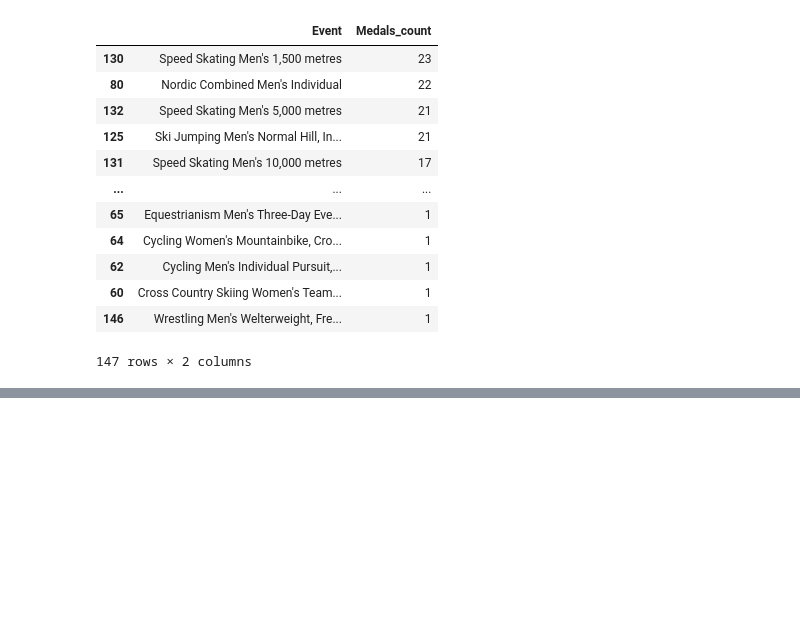
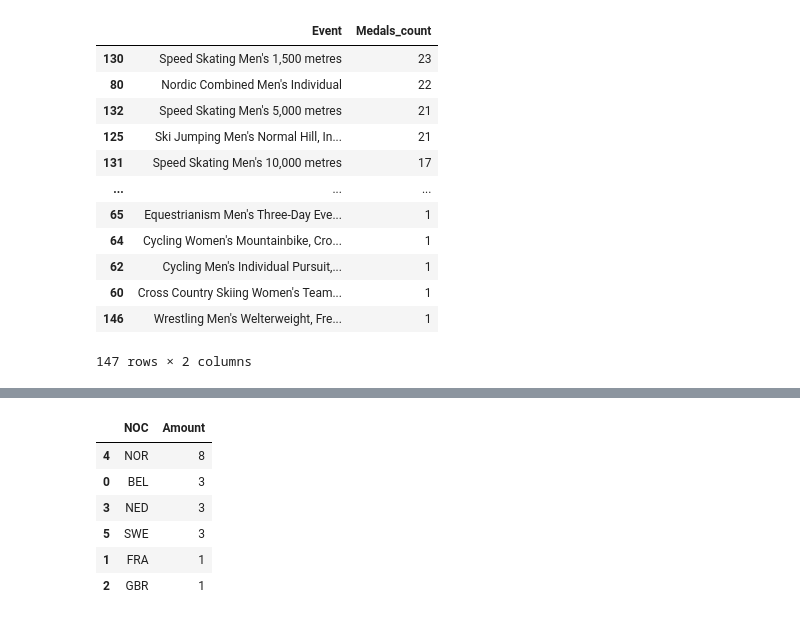
Before and after one commit to Razjoh/Projekt-os-norge, a Jupyter notebook: Rasmus_analys.ipynb, the cells around one changed output, grey strips where cells are left out. Cells and saved outputs as stored; diff of their text form; code cells hidden in the pictures; blank space fills up the shorter version.

```diff
--- a/Rasmus_analys.ipynb
+++ b/Rasmus_analys.ipynb
@@ -459,0 +511,3 @@ fig.show()
+# %%
+games_sailing = df_sailing_sorted["Games"].unique()
+games_sailing
@@ -459,0 +522,13 @@ fig.show()
+# %%
+games_sailing[0]
+specific_game = df_sailing_sorted[df_sailing_sorted["Games"] == games_sailing[3]]
+medal = specific_game.groupby("NOC")["Medal"].count().reset_index(name="Amount").sort_values("Amount",ascending=False)
+medal
+# %% [output]
+|  | NOC | Amount |
+| 4 | NOR | 8 |
+| 0 | BEL | 3 |
+| 3 | NED | 3 |
+| 5 | SWE | 3 |
+| 1 | FRA | 1 |
+| 2 | GBR | 1 |
```
Also changed, not shown: parts of 8 cells of this notebook, 2 other files.
